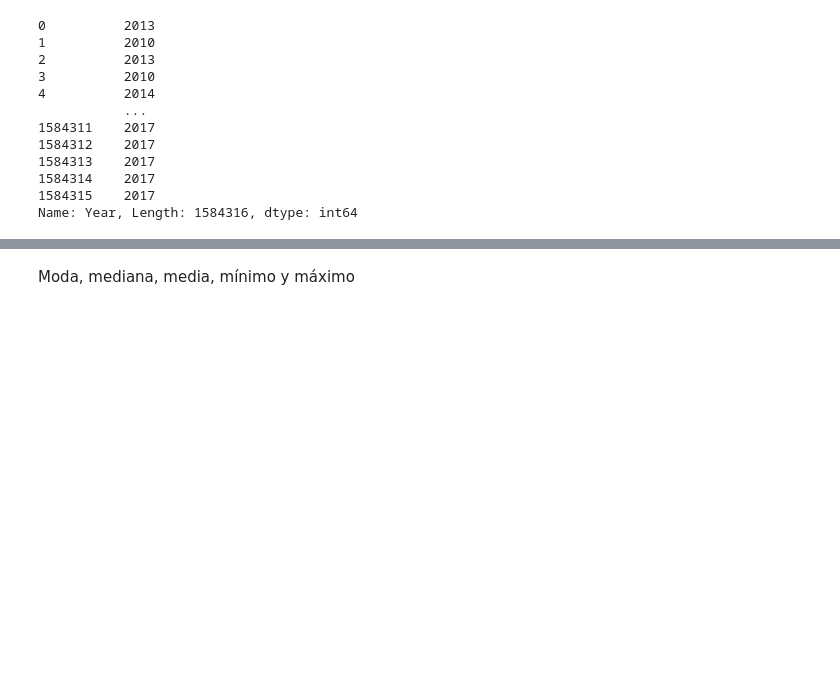
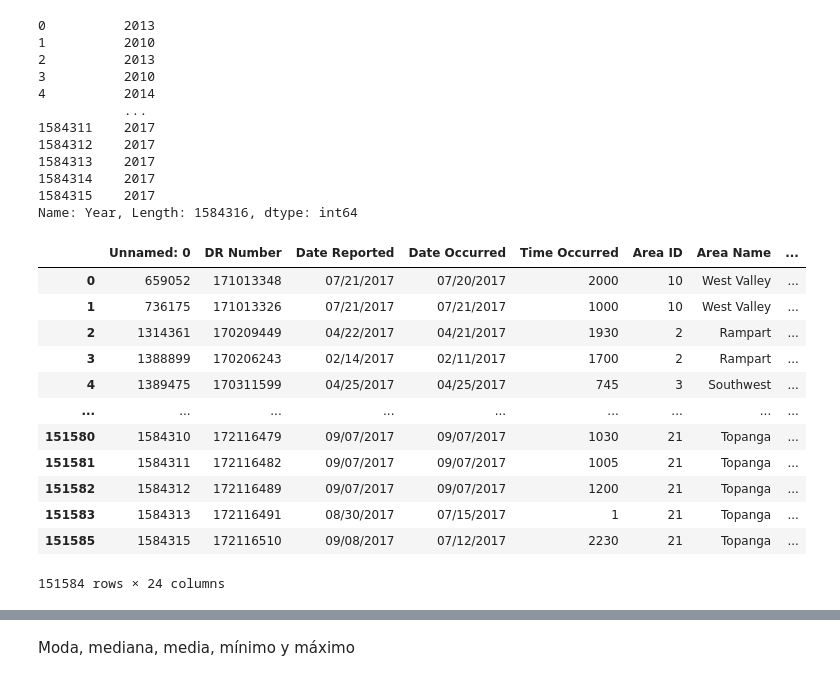
Before and after one commit to Adalab/DA-PROMO-B-MODULO1-SPRINT2-NATALIA-PAULA, a Jupyter notebook: ESTADISTICA/Repaso.ipynb, the cells around one changed output, grey strips where cells are left out. Drawn from its saved outputs; the diff is of its cells as text; code cells hidden in the pictures; blank space fills up the shorter version.

```diff
--- a/ESTADISTICA/Repaso.ipynb
+++ b/ESTADISTICA/Repaso.ipynb
@@ -42,3 +42,5 @@ Name: Year, Length: 1584316, dtype: int64
 #df2 = df[df['Year']=='2017']
 # %%
 #df2.to_csv('Crime_Data_2017.csv')
+# %%
+df = pd.read_csv('Crime_Data_2017.csv')
@@ -44,0 +51,16 @@ Name: Year, Length: 1584316, dtype: int64
+# %%
+df.drop([100000,151584],axis=0)
+# %% [output]
+|  | Unnamed: 0 | DR Number | Date Reported | Date Occurred | Time Occurred | Area ID | Area Name | ... |
+| 0 | 659052 | 171013348 | 07/21/2017 | 07/20/2017 | 2000 | 10 | West Valley | ... |
+| 1 | 736175 | 171013326 | 07/21/2017 | 07/21/2017 | 1000 | 10 | West Valley | ... |
+| 2 | 1314361 | 170209449 | 04/22/2017 | 04/21/2017 | 1930 | 2 | Rampart | ... |
+| 3 | 1388899 | 170206243 | 02/14/2017 | 02/11/2017 | 1700 | 2 | Rampart | ... |
+| 4 | 1389475 | 170311599 | 04/25/2017 | 04/25/2017 | 745 | 3 | Southwest | ... |
+| ... | ... | ... | ... | ... | ... | ... | ... | ... |
+| 151580 | 1584310 | 172116479 | 09/07/2017 | 09/07/2017 | 1030 | 21 | Topanga | ... |
+| 151581 | 1584311 | 172116482 | 09/07/2017 | 09/07/2017 | 1005 | 21 | Topanga | ... |
+| 151582 | 1584312 | 172116489 | 09/07/2017 | 09/07/2017 | 1200 | 21 | Topanga | ... |
+| 151583 | 1584313 | 172116491 | 08/30/2017 | 07/15/2017 | 1 | 21 | Topanga | ... |
+| 151585 | 1584315 | 172116510 | 09/08/2017 | 07/12/2017 | 2230 | 21 | Topanga | ... |
+151584 rows × 24 columns
```
Also changed, not shown: parts of 5 cells of this notebook.
